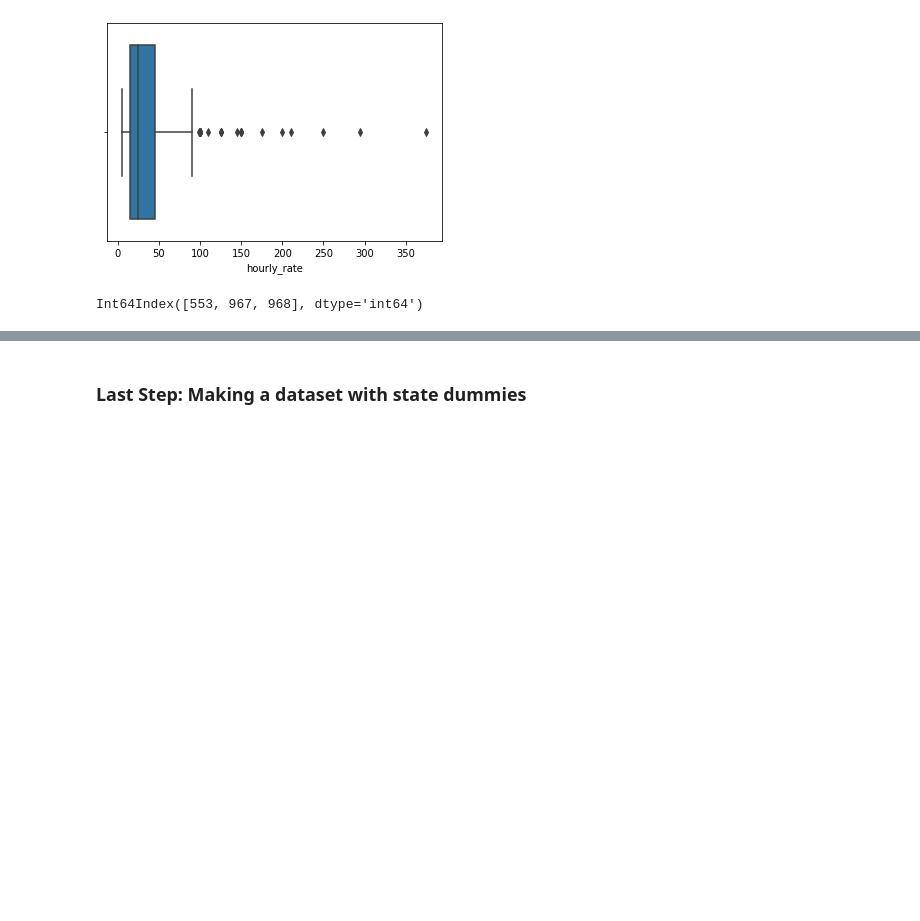
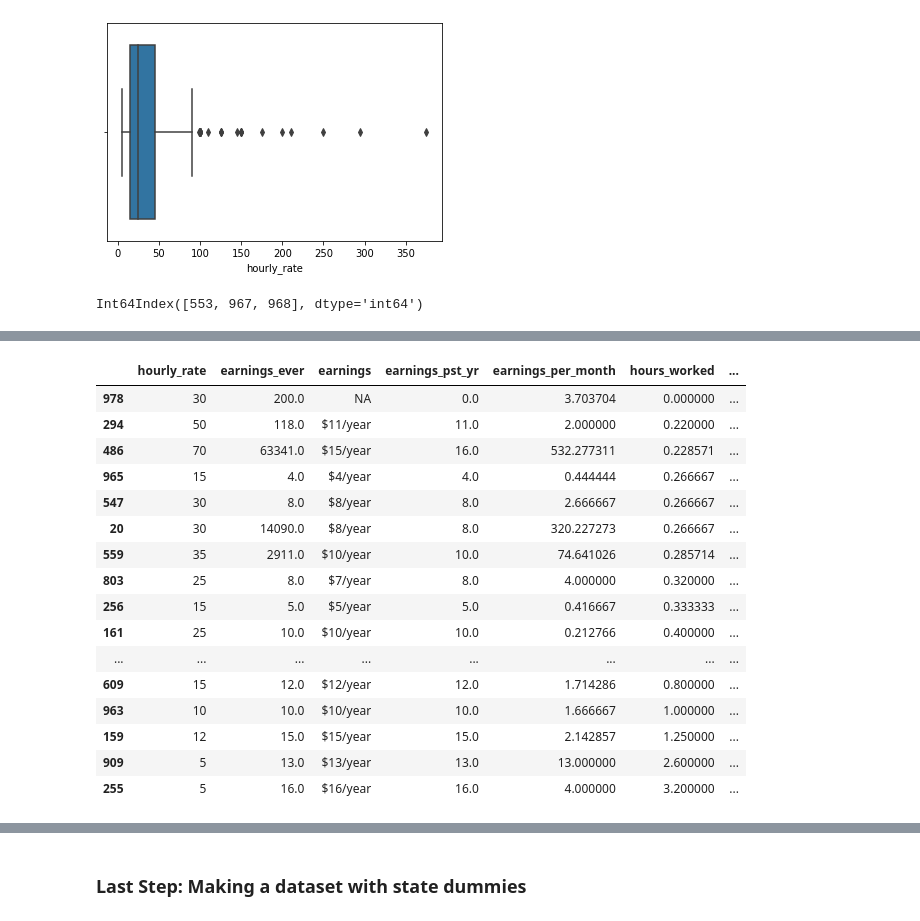
Before and after one commit to lmgibson/MyRate, a Jupyter notebook: notebooks/eda/myrate_eda.ipynb, the cells around one changed output, grey strips where cells are left out. Drawn from its saved outputs; the diff is of its cells as text; code cells hidden in the pictures; blank space fills up the shorter version.

```diff
--- a/notebooks/eda/myrate_eda.ipynb
+++ b/notebooks/eda/myrate_eda.ipynb
@@ -636,0 +701,6 @@ dt = dt.drop(outliers,axis = 0)
+# %%
+# Creating Earnings per Month (Earnings Ever / Months Active)
+dt['earnings_per_month'] = dt['earnings_ever'] / dt['months_active']
+# %%
+# Creating Hours Worked Past year
+dt['hours_worked'] = dt['earnings_pst_yr'] / dt['hourly_rate']
@@ -636,0 +724,20 @@ dt = dt.drop(outliers,axis = 0)
+# %%
+dt[dt['earnings_pst_yr'] < 20].sort_values(['hours_worked_pr_mnth_pst_yr']).iloc[:,[6,12,5,11,48,49,50,51,24]]
+# %% [output]
+|  | hourly_rate | earnings_ever | earnings | earnings_pst_yr | earnings_per_month | hours_worked | ... |
+| 978 | 30 | 200.0 | NA | 0.0 | 3.703704 | 0.000000 | ... |
+| 294 | 50 | 118.0 | $11/year | 11.0 | 2.000000 | 0.220000 | ... |
+| 486 | 70 | 63341.0 | $15/year | 16.0 | 532.277311 | 0.228571 | ... |
+| 965 | 15 | 4.0 | $4/year | 4.0 | 0.444444 | 0.266667 | ... |
+| 547 | 30 | 8.0 | $8/year | 8.0 | 2.666667 | 0.266667 | ... |
+| 20 | 30 | 14090.0 | $8/year | 8.0 | 320.227273 | 0.266667 | ... |
+| 559 | 35 | 2911.0 | $10/year | 10.0 | 74.641026 | 0.285714 | ... |
+| 803 | 25 | 8.0 | $7/year | 8.0 | 4.000000 | 0.320000 | ... |
+| 256 | 15 | 5.0 | $5/year | 5.0 | 0.416667 | 0.333333 | ... |
+| 161 | 25 | 10.0 | $10/year | 10.0 | 0.212766 | 0.400000 | ... |
+| ... | ... | ... | ... | ... | ... | ... | ... |
+| 609 | 15 | 12.0 | $12/year | 12.0 | 1.714286 | 0.800000 | ... |
+| 963 | 10 | 10.0 | $10/year | 10.0 | 1.666667 | 1.000000 | ... |
+| 159 | 12 | 15.0 | $15/year | 15.0 | 2.142857 | 1.250000 | ... |
+| 909 | 5 | 13.0 | $13/year | 13.0 | 13.000000 | 2.600000 | ... |
+| 255 | 5 | 16.0 | $16/year | 16.0 | 4.000000 | 3.200000 | ... |
```
Also changed, not shown: parts of 15 cells of this notebook.
